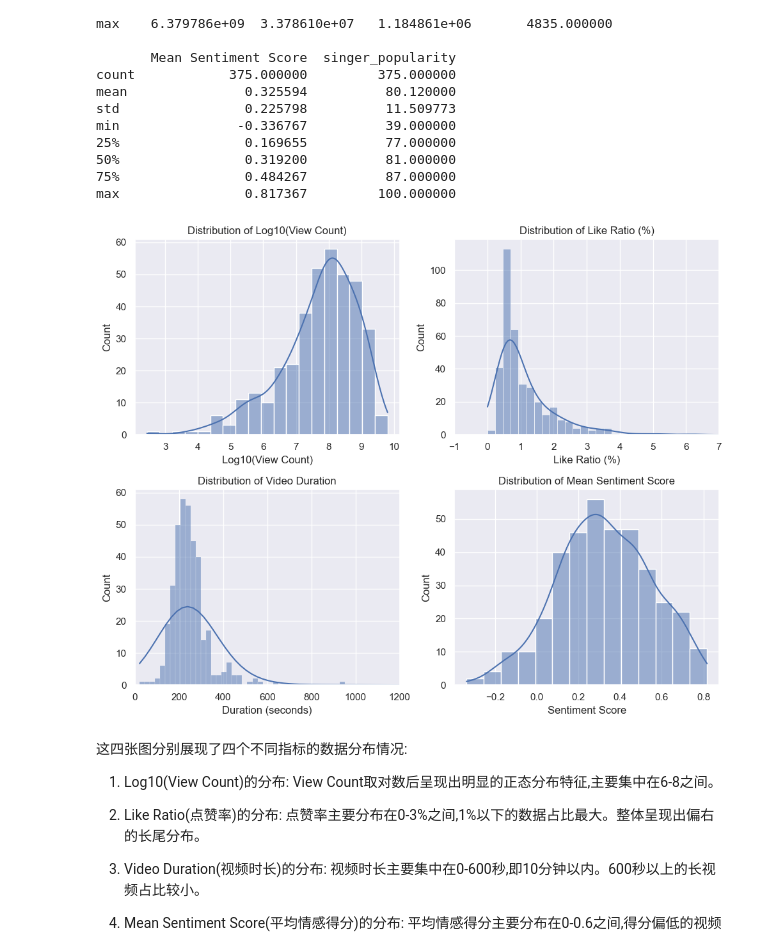
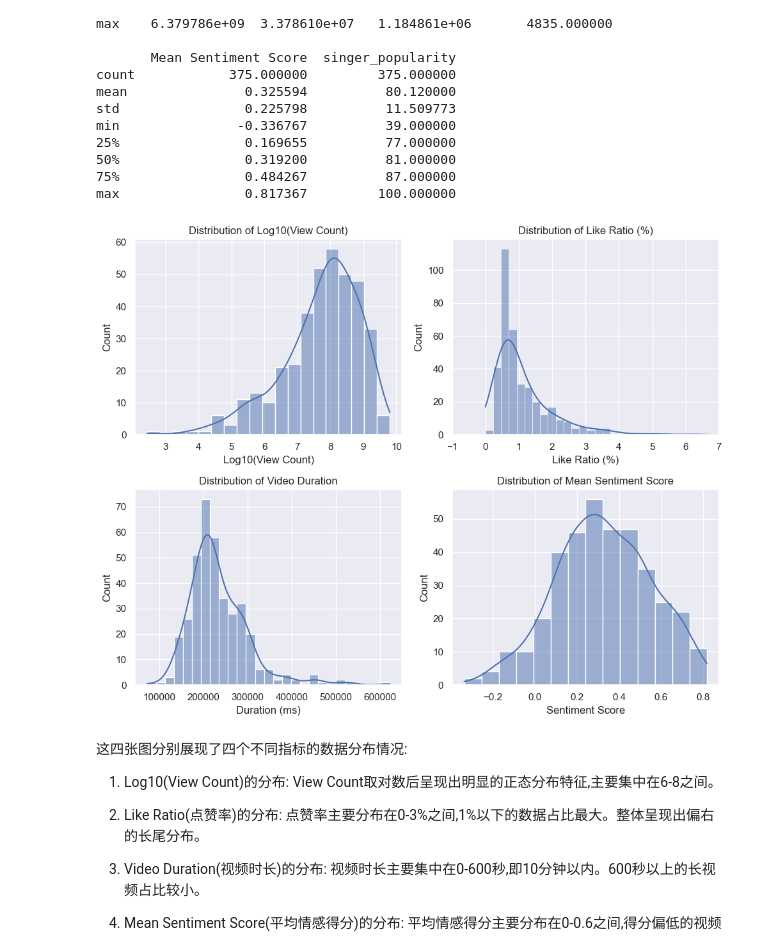
Before and after one commit to Jaycallyz/DSAN-5000-Project, a Jupyter notebook: technical-details/eda/eda_test.ipynb, the cells around one changed output. Saved outputs shown, nothing was run; the diff lists cells and outputs as text; code cells hidden in the pictures.

```diff
--- a/technical-details/eda/eda_test.ipynb
+++ b/technical-details/eda/eda_test.ipynb
@@ -42,37 +42,37 @@ max                0.817367         100.000000
 # %%
 df['Log10_View_Count'] = np.log10(df['View Count'].replace(0, np.nan))
 # calcultate Like Ratio
 df['Like_Ratio'] = df['Like Count'] / df['View Count'] * 100
 fig, axes = plt.subplots(2, 2, figsize=(10, 8))
 
 # subplot1: Distribution of Log10(View Count)
 sns.histplot(df['Log10_View_Count'], kde=True, ax=axes[0, 0])
 axes[0, 0].set_title('Distribution of Log10(View Count)')
 axes[0, 0].set_xlabel('Log10(View Count)')
 
 # subplot2: Like Ratio distribution
 sns.histplot(df['Like_Ratio'], kde=True, ax=axes[0, 1])
 axes[0, 1].set_title('Distribution of Like Ratio (%)')
 axes[0, 1].set_xlabel('Like Ratio (%)')
 axes[0, 1].set_xlim(-1, 7)
 
 # subplot3: Distribution of Video Duration
-sns.histplot(df['Duration_seconds'], kde=True, ax=axes[1, 0])
+sns.histplot(df['Duration (ms)'], kde=True, ax=axes[1, 0])
 axes[1, 0].set_title('Distribution of Video Duration')
-axes[1, 0].set_xlabel('Duration (seconds)')
-axes[1, 0].set_xlim(0, 1200)
+axes[1, 0].set_xlabel('Duration (ms)')
+
 
 
 # subplot4: Distribution of Mean Sentiment Score
 sns.histplot(df['Mean Sentiment Score'], kde=True, ax=axes[1, 1])
 axes[1, 1].set_title('Distribution of Mean Sentiment Score')
 axes[1, 1].set_xlabel('Sentiment Score')
 
 # 调整布局
 plt.tight_layout()
 plt.show()
 # %% [output]
-[figure, old version]
+[figure, new version]
 # %% [markdown]
 这四张图分别展现了四个不同指标的数据分布情况:
 
```
Also changed, not shown: parts of 1 cell of this notebook, 12 other files.
